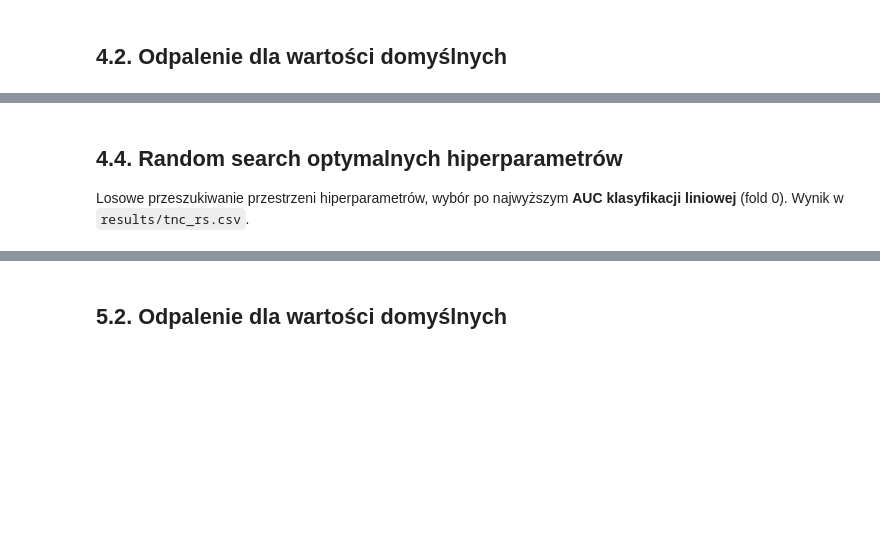
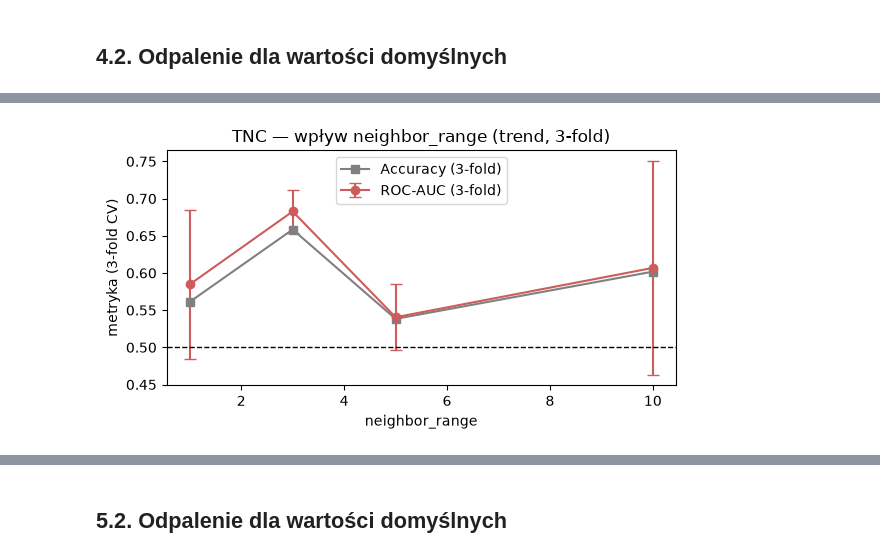
Before and after one commit to Filpus/Alzheimer-classifier, a Jupyter notebook: notebooks/Final_Report.ipynb, the cells around one changed output, grey strips where cells are left out. Cells and saved outputs as stored; diff of their text form; code cells hidden in the pictures; blank space fills up the shorter version.

```diff
--- a/notebooks/Final_Report.ipynb
+++ b/notebooks/Final_Report.ipynb
@@ -325,11 +406,10 @@ tnc_hp_df
 # %%
 plt.figure(figsize=(6, 3.3))
-plt.plot(tnc_hp_df['neighbor_range'], tnc_hp_df['ROC-AUC'], marker='o', color='indianred', label='ROC-AUC')
-plt.plot(tnc_hp_df['neighbor_range'], tnc_hp_df['Accuracy'], marker='s', color='gray', label='Accuracy')
+plt.errorbar(tnc_hp_df['neighbor_range'], tnc_hp_df['ROC-AUC'], yerr=tnc_hp_df['ROC-AUC_std'],
+             marker='o', color='indianred', capsize=4, label='ROC-AUC (3-fold)')
+plt.plot(tnc_hp_df['neighbor_range'], tnc_hp_df['Accuracy'], marker='s', color='gray', label='Accuracy (3-fold)')
 plt.axhline(0.5, ls='--', c='k', lw=1)
-plt.title('TNC — wpływ neighbor_range'); plt.xlabel('neighbor_range'); plt.ylabel('metryka (fold 0)')
+plt.title('TNC - wpływ neighbor_range (trend, 3-fold)'); plt.xlabel('neighbor_range'); plt.ylabel('metryka (3-fold CV)')
 plt.legend(); plt.tight_layout(); plt.show()
+# %% [output]
+[figure, added]
-# %% [markdown]
-## 4.4. Random search optymalnych hiperparametrów
-
-Losowe przeszukiwanie przestrzeni hiperparametrów, wybór po najwyższym **AUC klasyfikacji liniowej** (fold 0). Wynik w `results/tnc_rs.csv`.
```
Also changed, not shown: parts of 48 cells of this notebook, 24 other files.
